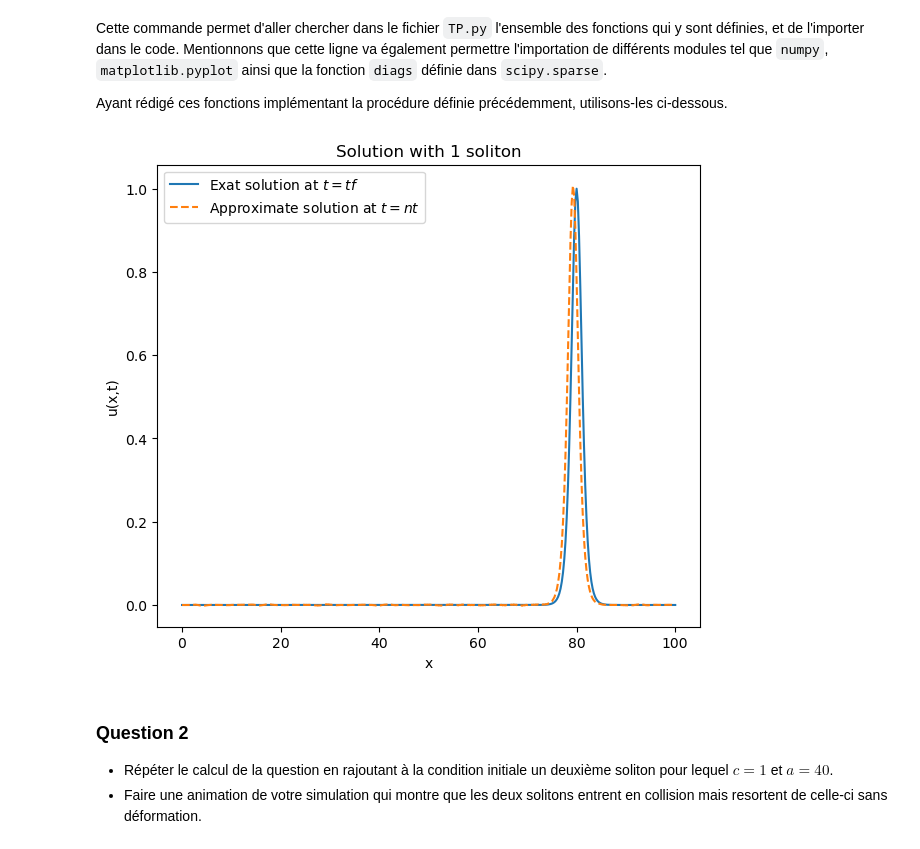
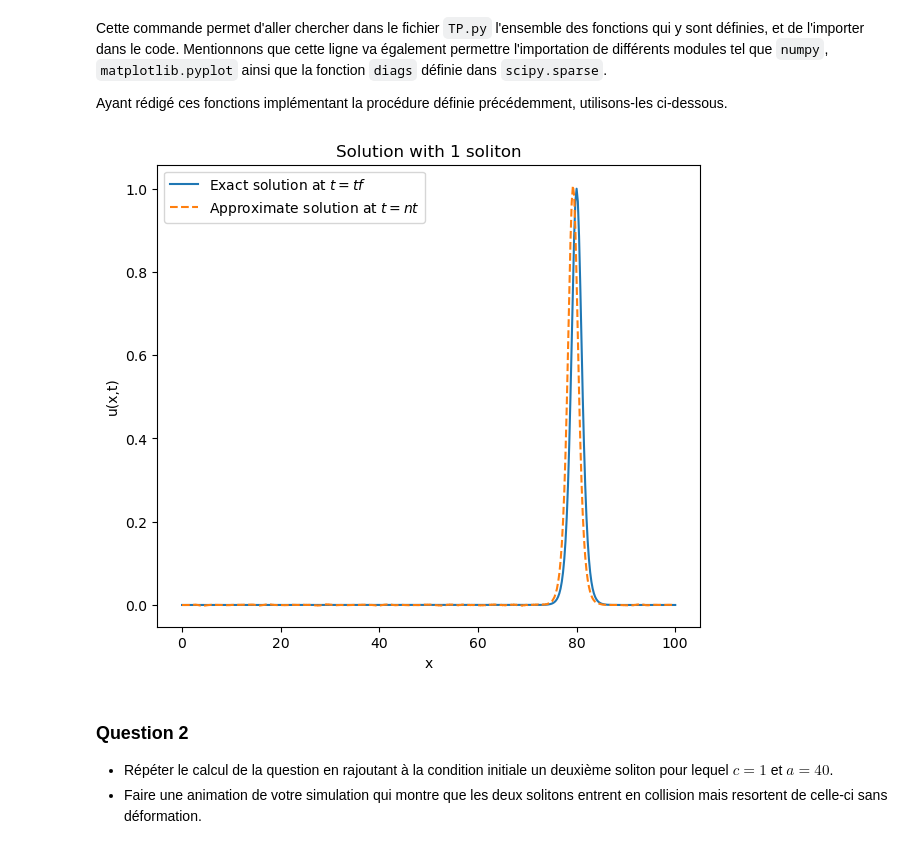
Before and after one commit to jmoeil/Travail20222023, a Jupyter notebook: Travail20222023.ipynb, the cells around one changed output. Saved outputs shown, nothing was run; the diff lists cells and outputs as text; code cells hidden in the pictures.

```diff
--- a/Travail20222023.ipynb
+++ b/Travail20222023.ipynb
@@ -124,23 +124,23 @@ a2 = 40
 # %%
 e = 0 # Boolean argument that is set to 0 for the first question, and 1 for the second.
 def main():
     # Solution array
     u = solution_soliton(x,dx,nx,dt,nt,a,c,e,c2,a2)
 
     # Plotting section
     fig, ax = plt.subplots(1, 1, figsize=(7,6))
-    ax.plot(x, soliton(x, tf, c, a), label="Exat solution at $t = tf$")
+    ax.plot(x, soliton(x, tf, c, a), label="Exact solution at $t = tf$")
     ax.plot(x, u[nt], '--',label="Approximate solution at $t = nt$")
 
 
     ax.set_xlabel("x")
     ax.set_ylabel("u(x,t)")
     ax.set_title('Solution with 1 soliton')
     ax.legend()
     plt.show()
 main()
 # %% [output]
-[figure, old version]
+[figure, new version]
 # %% [markdown]
 ### Question 2
 
```
Also changed, not shown: parts of 11 cells of this notebook, 1 other file.
